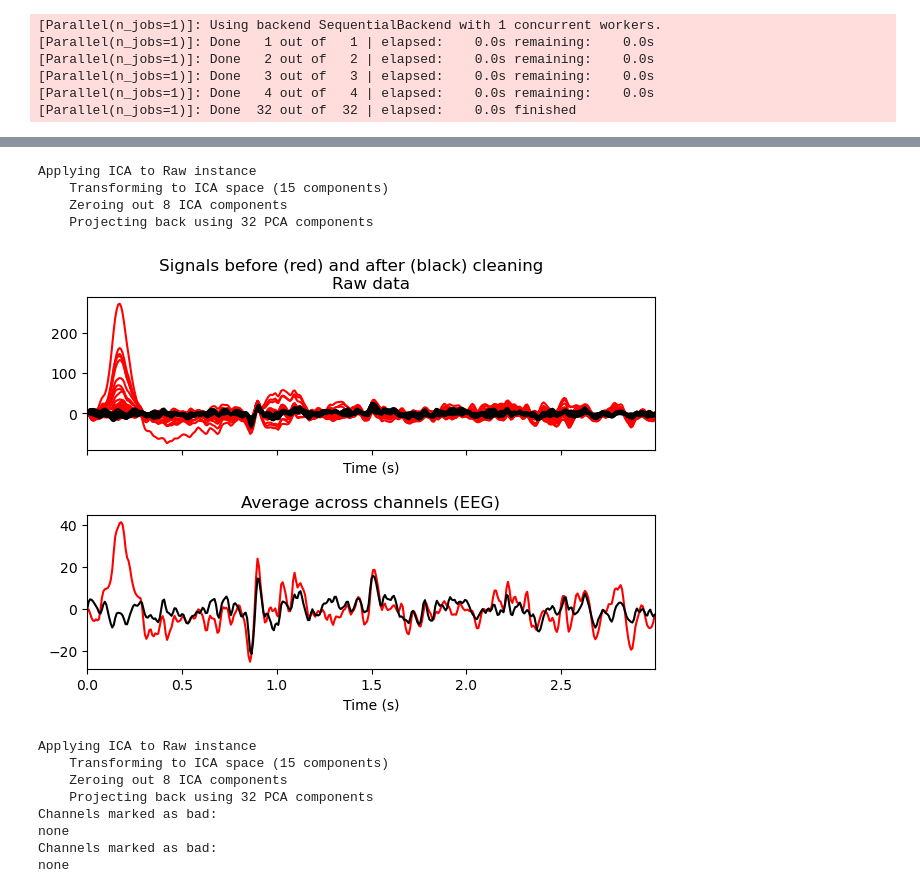
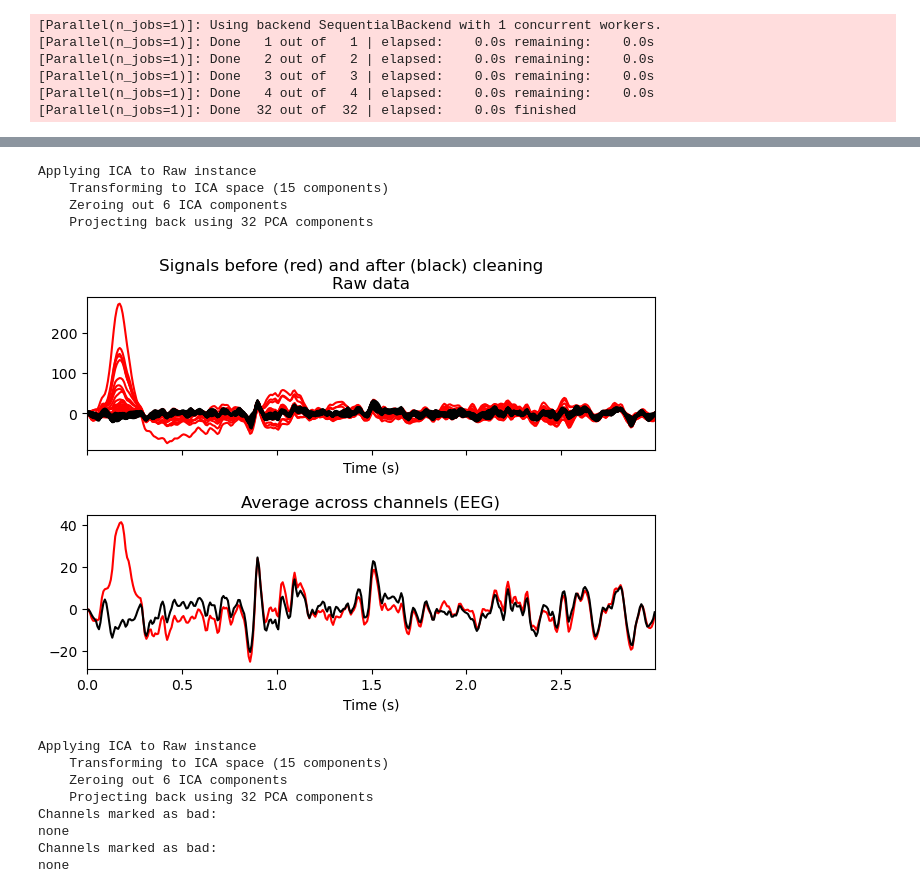
Before and after one commit to annejooyun/eeg_stress_detection, a Jupyter notebook: ICA.ipynb, the cells around one changed output, grey strips where cells are left out. Cells and saved outputs as stored; diff of their text form; code cells hidden in the pictures.

```diff
--- a/ICA.ipynb
+++ b/ICA.ipynb
@@ -22,7 +22,7 @@ class Recording:
         self.trial_nr = trial_nr
 
         # Load data
-        self.raw_data = self.load_data()
+        self.load_data()
 
         # Create mne RawArray
         info = mne.create_info(ch_names = self.get_channels(), sfreq = self.Fs, ch_types = self.ch_type)
@@ -172,19 +180,19 @@ Ready.
 # %%
-test.test_exclude([0,1,2,4,6,9,10,14])
+test.test_exclude([0,1,4,9,10,14])
 # %% [output]
 Applying ICA to Raw instance
     Transforming to ICA space (15 components)
-    Zeroing out 8 ICA components
+    Zeroing out 6 ICA components
     Projecting back using 32 PCA components
-[figure, old version]
+[figure, new version]
 # %%
-test.exclude_ICA([0,1,2,4,6,9,10,14])
+test.exclude_ICA([0,1,4,9,10,14])
 test.plot('filtered')
 test.plot('reconstructed')
 # %% [output]
 Applying ICA to Raw instance
     Transforming to ICA space (15 components)
-    Zeroing out 8 ICA components
+    Zeroing out 6 ICA components
     Projecting back using 32 PCA components
 Channels marked as bad:
 none
```
Also changed, not shown: parts of 3 cells of this notebook, 3 other files.
